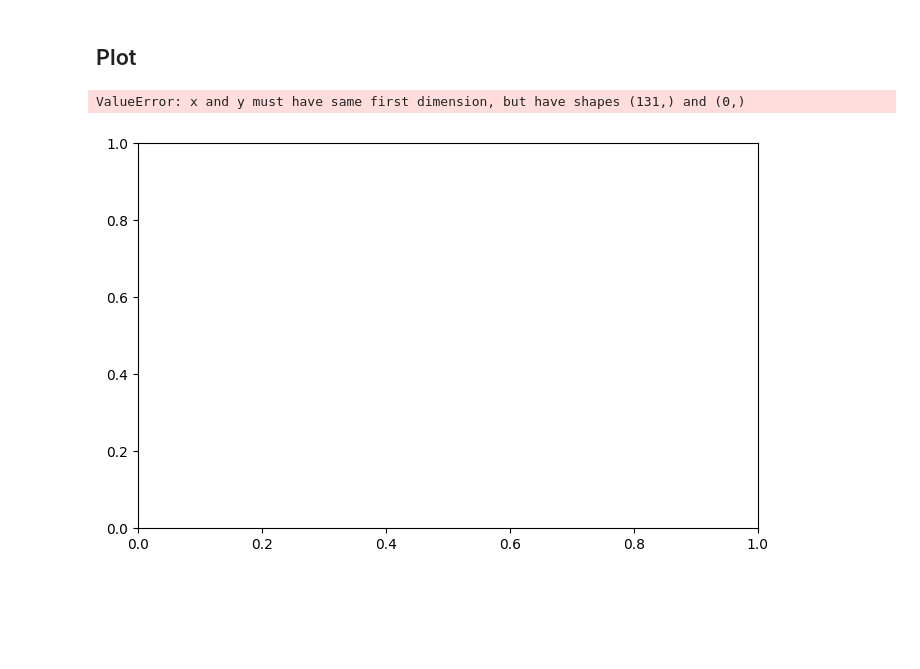
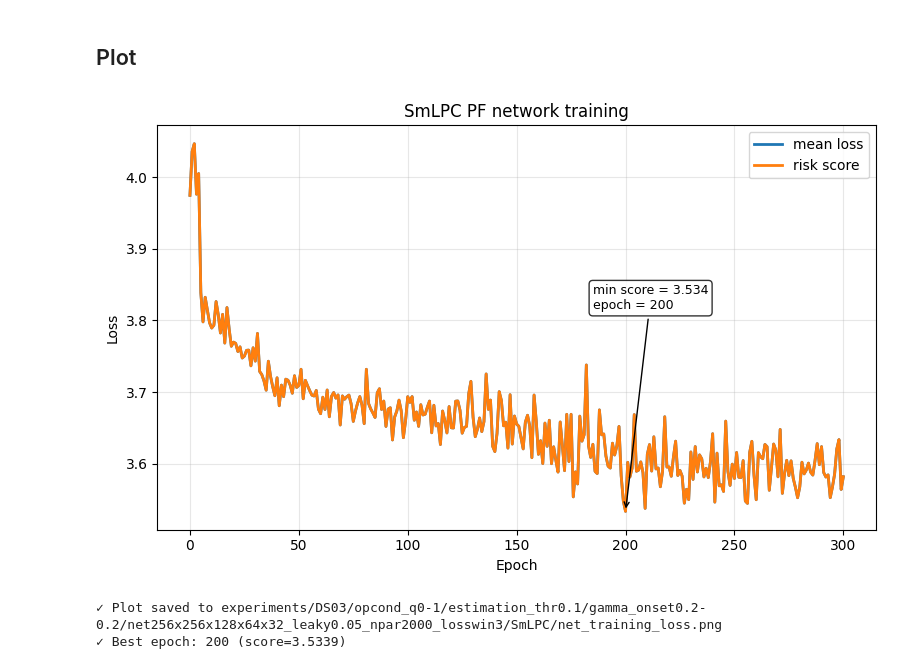
Before and after one commit to 4belito/deep-performance-rul, a Jupyter notebook: 5-pf_net_train_SmLPC.ipynb, the cells around one changed output. Drawn from its saved outputs; the diff is of its cells as text; code cells hidden in the pictures; blank space fills up the shorter version.

```diff
--- a/5-pf_net_train_SmLPC.ipynb
+++ b/5-pf_net_train_SmLPC.ipynb
@@ -52,7 +44,7 @@ checkpoint_best_path.parent.mkdir(parents=True, exist_ok=True)
 # %% [markdown]
 ## Import training data
 # %%
-hi_df = pd.read_csv(estimation_dir/"data_dev.csv")
+hi_df = pd.read_csv(ESTIMATION_DIR/"data_dev.csv")
 units = hi_df['unit'].astype(int).unique().tolist()
 units
 # %% [output]
@@ -91,7 +83,7 @@ for train_unit in units:
             continue
         best_model = DegModel(onset=onsets[unit], init_s=init_ss[perform_name][unit])
         best_model.load_state_dict(
-            torch.load(degmodel_dir/'states'/perform_name/f'unit_{unit}'/ "best_model.pt")
+            torch.load(DEGR_MODEL_DIR/'states'/perform_name/f'unit_{unit}'/ "best_model.pt")
         )
         offline_degmodels.append(best_model)
     degmodels[train_unit] = offline_degmodels
@@ -99,7 +91,7 @@ for train_unit in units:
 ## Train Particle Filter Net()
 # %%
 net = ParticleFilterMLP(state_dim=DegModel.state_dim(), hidden_dims=HIDDEN_DIMS,
-                        activation=lambda : activation)
+                        activation=lambda : nn.LeakyReLU(LEAKY_SLOPE))
 
 optimizer = torch.optim.Adam(net.parameters(), lr, weight_decay=WEIGHT_DECAY)
 optimizer.zero_grad()
@@ -135,6 +127,7 @@ if checkpoint_last_path.exists():
 
     print(f"✓ Resumed from epoch {start_epoch}, best_score={best_score:.3f}")
 # %%
+
 for epoch in range(start_epoch, n_epochs):
 
     epoch_unit_losses = {}
@@ -163,7 +156,8 @@ for epoch in range(start_epoch, n_epochs):
                 s_obs=s_data[:k+1],
             )
 
-            init_loss = -1 if USE_LASTOBS_LOSS else k
+
+            init_loss = -LOSS_WINDOW_SIZE if LOSS_WINDOW_SIZE else k
             last_dist = mixture_dist.distribution(s=s_data[init_loss:])
             nll = -last_dist.log_prob(t_data[init_loss:]).mean()
 
@@ -173,17 +167,18 @@ for epoch in range(start_epoch, n_epochs):
         unit_loss = unit_loss / n_loss
 
         unit_loss.backward()
-        torch.nn.utils.clip_grad_norm_(net.parameters(), GRADIENT_CLIP)
+        if GRADIENT_CLIP is not None:
+            torch.nn.utils.clip_grad_norm_(net.parameters(), GRADIENT_CLIP)
         optimizer.step()
 
         epoch_unit_losses[train_unit] = unit_loss.item()
 
-    # ---- compute mean + 0.5 * std ----
+    # ---- compute score ----
     unit_values = np.array(list(epoch_unit_losses.values()))
     mean_loss = unit_values.mean()
     std_loss = unit_values.std()
 
-    score = mean_loss + 0.5 * std_loss
+    score = mean_loss + AVERSION * std_loss
 
     print(
         f"[Epoch {epoch:04d}] "
@@ -298,36 +275,37 @@ y_offset = 0.5 * yrange      # 8% of axis height
 x_offset = -0.05 * (epochs_arr.max() - epochs_arr.min())
 
 # ---- Annotation instead of scatter ----
 plt.annotate(
     f"min score = {best_score:.3f}\nepoch = {best_epoch}",
     xy=(best_epoch, best_score),
     xytext=(best_epoch + x_offset, best_score + y_offset),
     textcoords='data',
     arrowprops=dict(arrowstyle="->", linewidth=1),
     fontsize=9,
     bbox=dict(boxstyle="round,pad=0.3", fc="white", alpha=0.8),
 )
 
 plt.xlabel('Epoch')
 plt.ylabel('Loss')
 plt.title(f'{perform_name} PF network training')
 plt.grid(True, alpha=0.3)
 plt.legend()
 plt.tight_layout()
 
 # Save figure
-fig_path = pfnet_dir / perform_name / "net_training_loss.png"
+fig_path = PERFORM_DIR / "net_training_loss.png"
 plt.savefig(fig_path, dpi=300)
 
 # Save raw arrays
-np.save(pfnet_dir / perform_name / "net_training_mean.npy", mean_arr)
-np.save(pfnet_dir / perform_name / "net_training_std.npy", std_arr)
-np.save(pfnet_dir / perform_name / "net_training_scores.npy", scores_arr)
+np.save(PERFORM_DIR/ "net_training_mean.npy", mean_arr)
+np.save(PERFORM_DIR / "net_training_std.npy", std_arr)
+np.save(PERFORM_DIR / "net_training_scores.npy", scores_arr)
 
 plt.show()
 
 print(f"✓ Plot saved to {fig_path}")
 print(f"✓ Best epoch: {best_epoch} (score={best_score:.4f})")
 # %% [output]
+[figure, new version]
-ValueError: x and y must have same first dimension, but have shapes (131,) and (0,)
+✓ Plot saved to experiments/DS03/opcond_q0-1/estimation_thr0.1/gamma_onset0.2-0.2/net256x256x128x64x32_leaky0.05_npar2000_losswin3/SmLPC/net_training_loss.png
+✓ Best epoch: 200 (score=3.5339)
-[figure, old version]
```
Also changed, not shown: parts of 4 cells of this notebook, 20 other files.
